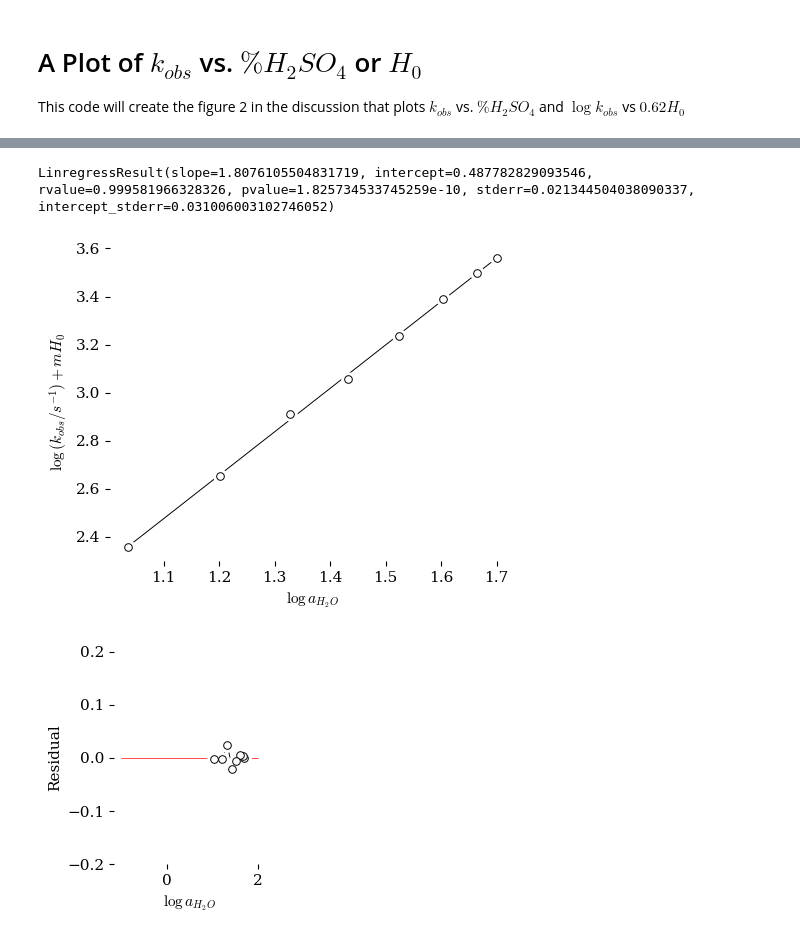
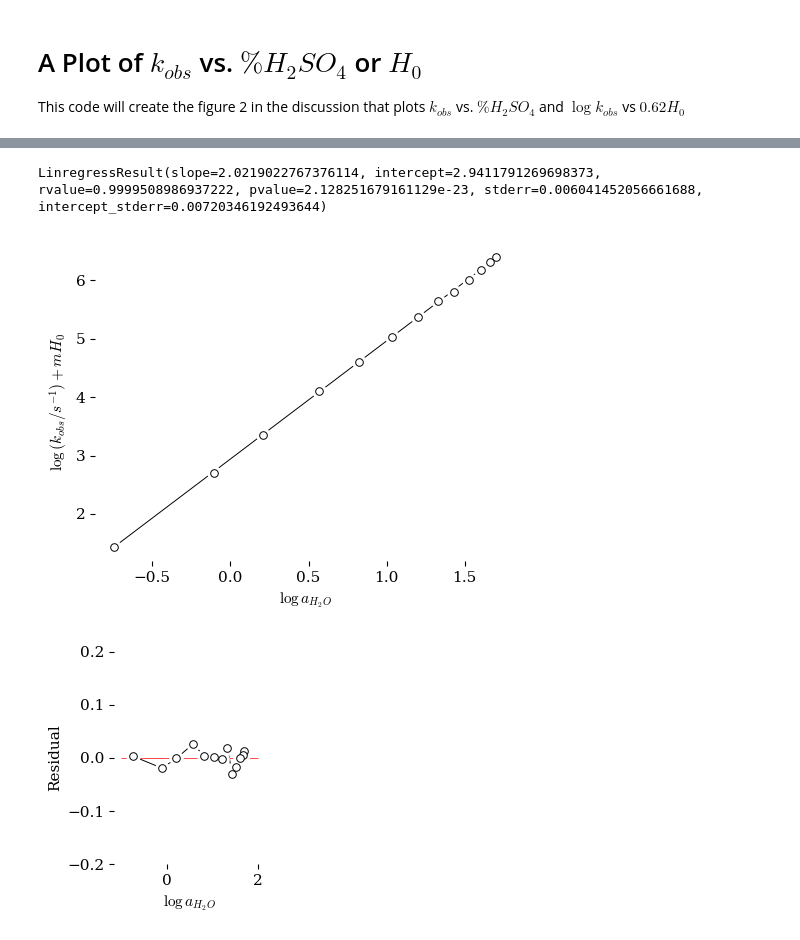
Before and after one commit to blinkletter/4410PythonNotebooks, a Jupyter notebook: Class_30/Yates-Fig4-rate_vs_aH2O.ipynb, the cells around one changed output, grey strips where cells are left out. Drawn from its saved outputs; the diff is of its cells as text; code cells hidden in the pictures.

```diff
--- a/Class_30/Yates-Fig4-rate_vs_aH2O.ipynb
+++ b/Class_30/Yates-Fig4-rate_vs_aH2O.ipynb
@@ -65,7 +65,7 @@ df = pd.read_csv(Filename,
 #display(df)
 
 df1 = (df.loc[df['Ester'] == 'MeOAc'])   ### Select only the MeOAc data
-df1 = (df.loc[0:7])   ### Select only the MeOAc data
+#df1 = (df1.loc[0:7])   ### Select only the given lines
 
 ##############################################################
 ### Perform calculations
@@ -102,7 +102,9 @@ gramsH2O = volume * density * PercentH2O/100
 molesH2O = gramsH2O / molwtH2O    # per liter
 
 df1["Molar_H2O"] = molesH2O
-df1["Molar_aH2O"] = df1["aH2O"]/(1-df1["X_H2SO4"])*df1["Molar_H2O"]
+X_H2O = 1-df1["X_H2SO4"]          # mole fraction H2O in H2SO4
+gamma_H2O = df1["aH2O"]/(X_H2O)   # activity coefficient for H2O in H2SO4
+df1["Molar_aH2O"] = gamma_H2O * df1["Molar_H2O"]
 
 display(df1)
 # %% [output]
@@ -470,12 +477,12 @@ The optimal value for m is -5.891 and for pka is 0.680 for rsq = -0.99916
 ### MAKE PLOT
 ###################################################
 
-pKa = -5.9
+pKa = -9.5
 Ka = 10**-pKa
 
 h_0 = 10**-df1["H0"]
 
-m = 0.68
+m = 0.723
 
 ###################################################
 ### Select the data for ESTER HYDROLYSIS
@@ -563,33 +570,33 @@ x_label = "$\log{a_{H_2O}}$"
 y_label = "Residual"
 
 ###################################################
 ### Plot the residuals
 ###################################################
 
 ax.set(ylabel=y_label, xlabel=x_label,
 #           xlim=[0,-5],
            ylim=[-.2,.2]
         )
 
 ax.plot(x, y-y_line,    # Plot line fit
         "-", color = "black", linewidth=0.7,
         zorder = 0)
 
 ax.scatter(x, y-y_line,
           marker = "o", s = 30,
           color = "white", edgecolors = "black", linewidths=0.7,
           zorder = 2)
 ax.scatter(x, y-y_line,           # White circle behind each data point
           marker = "o", s = 90,
           color = "white",
           zorder = 1)
 
 #ax.hlines(0,np.min(x),np.max(x), color ="red", linewidths =0.5, zorder=0)
 ax.hlines(0,-1,2, color ="red", linewidths =0.5, zorder=0)
 
 plt.savefig("fig4r2.pdf")
 plt.show()
 # %% [output]
-LinregressResult(slope=1.8076105504831719, intercept=0.487782829093546, rvalue=0.999581966328326, pvalue=1.825734533745259e-10, stderr=0.021344504038090337, intercept_stderr=0.031006003102746052)
+LinregressResult(slope=2.0219022767376114, intercept=2.9411791269698373, rvalue=0.9999508986937222, pvalue=2.128251679161129e-23, stderr=0.006041452056661688, intercept_stderr=0.00720346192493644)
-[figure, old version]
+[figure, new version]
-[figure, old version]
+[figure, new version]
```
Also changed, not shown: parts of 3 cells of this notebook, 5 other files.
